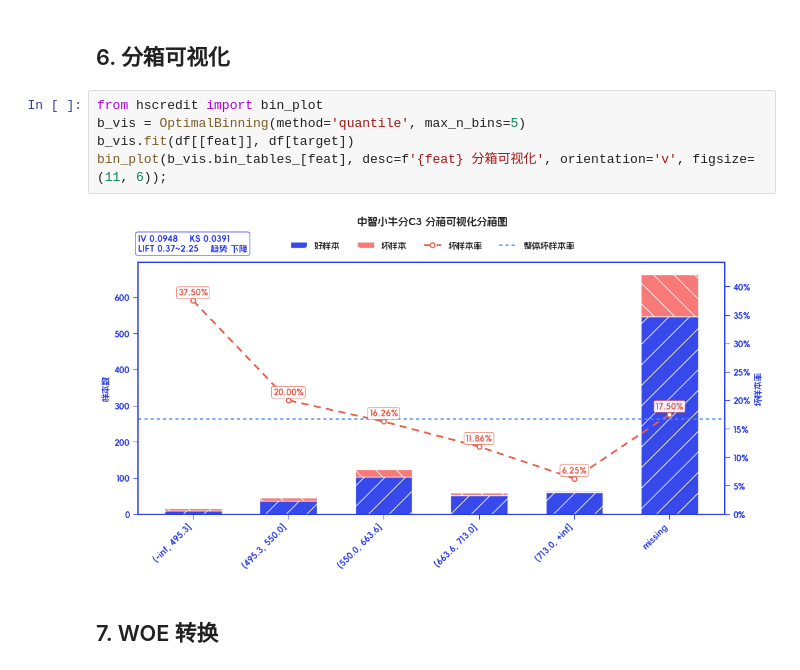
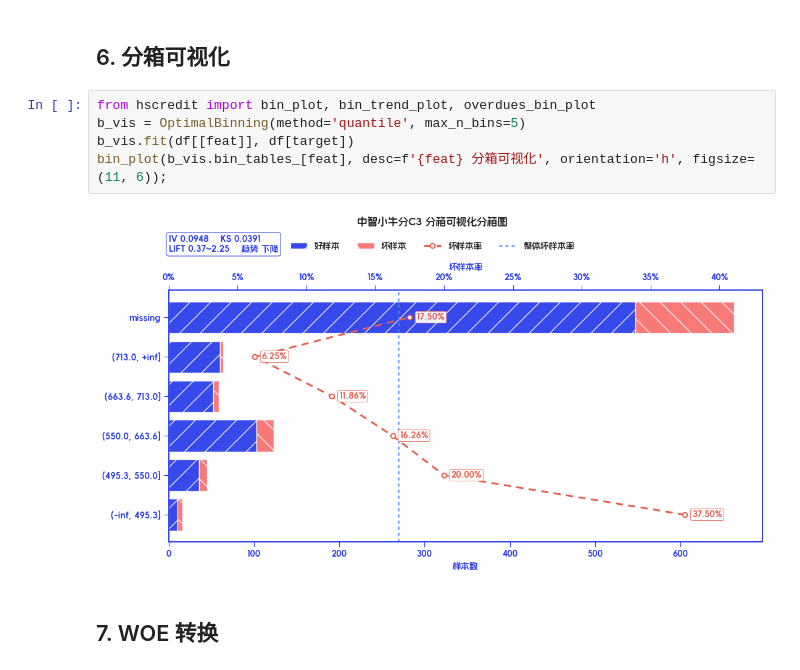
Before and after one commit to hengshu-credit/hscredit, a Jupyter notebook: examples/01_binning.ipynb, the cells around one changed output. Saved outputs shown, nothing was run; the diff lists cells and outputs as text.

```diff
--- a/examples/01_binning.ipynb
+++ b/examples/01_binning.ipynb
@@ -359,12 +348,12 @@ b_custom.bin_tables_[feat][['分箱标签','样本总数','样本占比','坏样
 # %% [markdown]
 ## 6. 分箱可视化
 # %%
-from hscredit import bin_plot
+from hscredit import bin_plot, bin_trend_plot, overdues_bin_plot
 b_vis = OptimalBinning(method='quantile', max_n_bins=5)
 b_vis.fit(df[[feat]], df[target])
-bin_plot(b_vis.bin_tables_[feat], desc=f'{feat} 分箱可视化', orientation='v', figsize=(11, 6));
+bin_plot(b_vis.bin_tables_[feat], desc=f'{feat} 分箱可视化', orientation='h', figsize=(11, 6));
 # %% [output]
-[figure, old version]
+[figure, new version]
 # %% [markdown]
 ## 7. WOE 转换
 # %%
```
Also changed, not shown: parts of 4 cells of this notebook, 30 other files.
